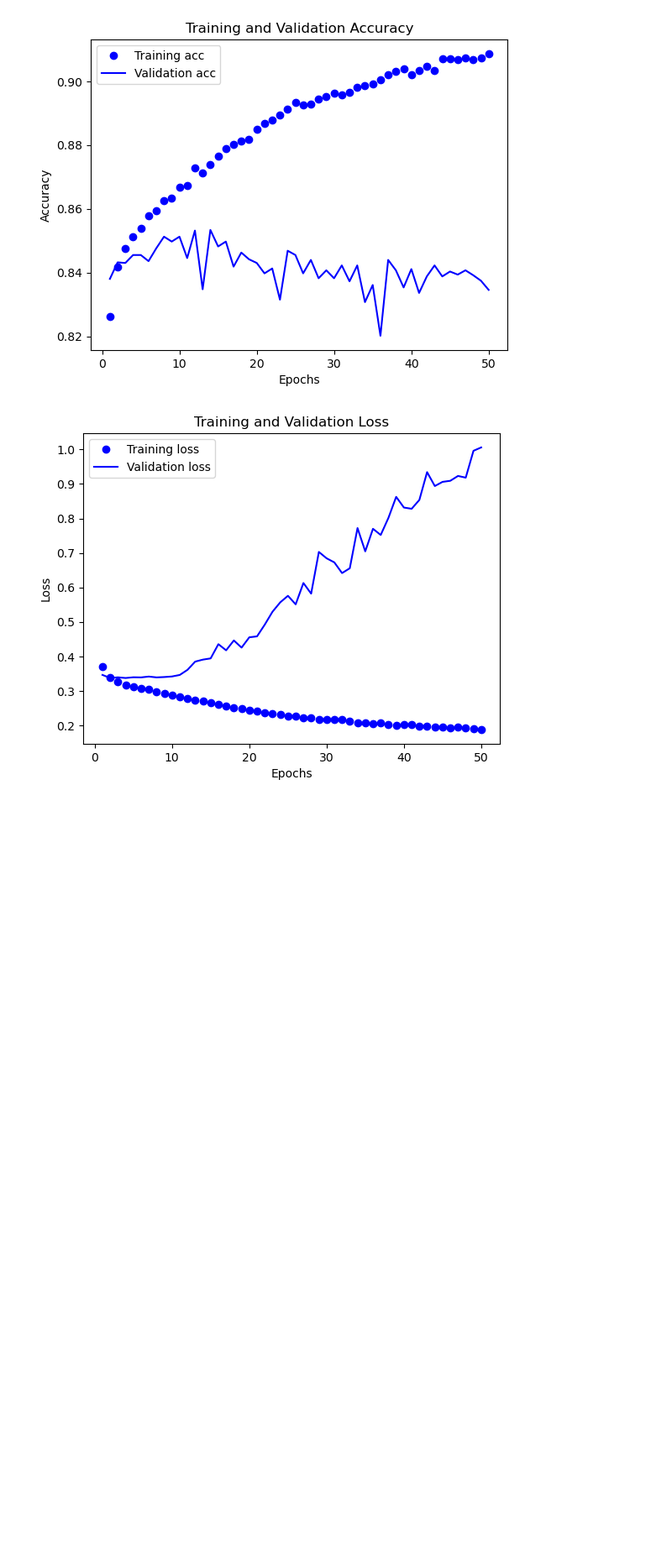
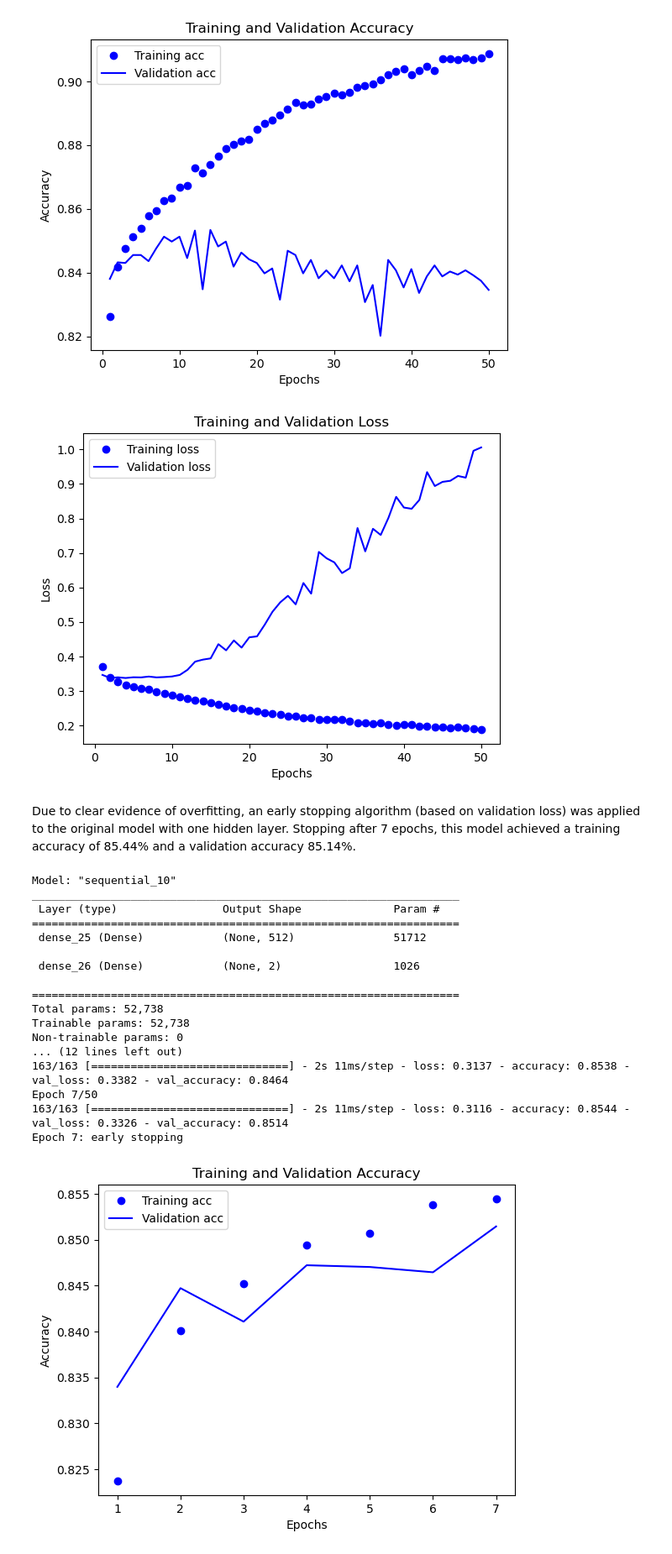
Before and after one commit to akiehl2000/STAA578_Homework, a Jupyter notebook: Homework1/homework1.ipynb, the cells around one changed output. Shown: that part at 84% size. Saved outputs shown, nothing was run; the diff lists cells and outputs as text; code cells hidden in the pictures; blank space fills up the shorter version.

Commit message:
Early stopping callback

```diff
--- a/Homework1/homework1.ipynb
+++ b/Homework1/homework1.ipynb
@@ -488,3 +489,79 @@ Epoch 50/50
 163/163 [==============================] - 2s 13ms/step - loss: 0.1881 - accuracy: 0.9087 - val_loss: 1.0059 - val_accuracy: 0.8345
 [figure]
 [figure]
+# %% [markdown]
+Due to clear evidence of overfitting, an early stopping algorithm (based on validation loss) was applied to the original model with one hidden layer. Stopping after 7 epochs, this model achieved a training accuracy of 85.44% and a validation accuracy 85.14%.
+# %%
+# set random seed
+np.random.seed(462023)
+tf.random.set_seed(482023)
+
+# define model architecture
+model = models.Sequential([
+    Dense(512, activation = 'relu', input_shape = (X_train.shape[1], )),
+    Dense(2, activation = 'sigmoid')
+])
+
+# compile model
+model.compile(optimizer = 'rmsprop',
+              loss = 'categorical_crossentropy',
+              metrics = ['accuracy'])
+
+# model summary
+model.summary()
+
+# number of epochs
+EPOCHS = 50
+
+# early stopping criteria
+early = EarlyStopping(monitor = 'val_loss', mode ='min', verbose = 1, patience = 3)
+
+# train model
+trained = model.fit(X_train,
+                    to_categorical(y_train),
+                    epochs = EPOCHS,
+                    batch_size = 128,
+                    validation_split = 0.2,
+                    callbacks = early)
+
+# prepare model evaluation
+acc = trained.history['accuracy']
+val_acc = trained.history['val_accuracy']
+loss = trained.history['loss']
+val_loss = trained.history['val_loss']
+epochs = range(1, len(acc) + 1)
+
+# plot training accuracy
+plt.plot(epochs, acc, 'bo', label='Training acc')
+plt.plot(epochs, val_acc, 'b', label='Validation acc')
+plt.xlabel('Epochs')
+plt.ylabel('Accuracy')
+plt.title('Training and Validation Accuracy')
+plt.legend()
+plt.figure()
+plt.plot(epochs, loss, 'bo', label='Training loss')
+plt.plot(epochs, val_loss, 'b', label='Validation loss')
+plt.xlabel('Epochs')
+plt.ylabel('Loss')
+plt.title('Training and Validation Loss')
+plt.legend()
+plt.show()
+# %% [output]
+Model: "sequential_10"
+_________________________________________________________________
+ Layer (type)                Output Shape              Param #
+=================================================================
+ dense_25 (Dense)            (None, 512)               51712
+
+ dense_26 (Dense)            (None, 2)                 1026
+
+=================================================================
+Total params: 52,738
+Trainable params: 52,738
+Non-trainable params: 0
+... (12 lines left out)
+163/163 [==============================] - 2s 11ms/step - loss: 0.3137 - accuracy: 0.8538 - val_loss: 0.3382 - val_accuracy: 0.8464
+Epoch 7/50
+163/163 [==============================] - 2s 11ms/step - loss: 0.3116 - accuracy: 0.8544 - val_loss: 0.3326 - val_accuracy: 0.8514
+Epoch 7: early stopping
+[figure, added]
```
Also changed, not shown: parts of 4 cells of this notebook.
